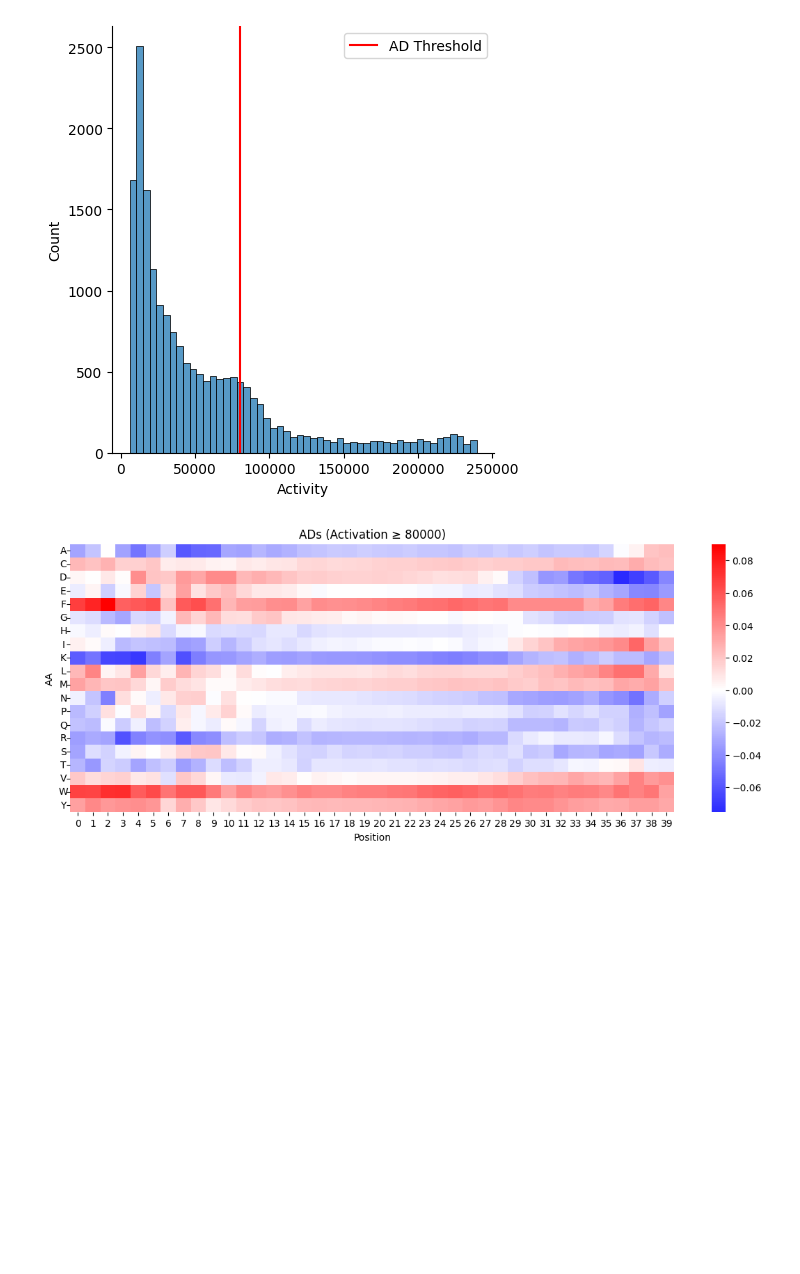
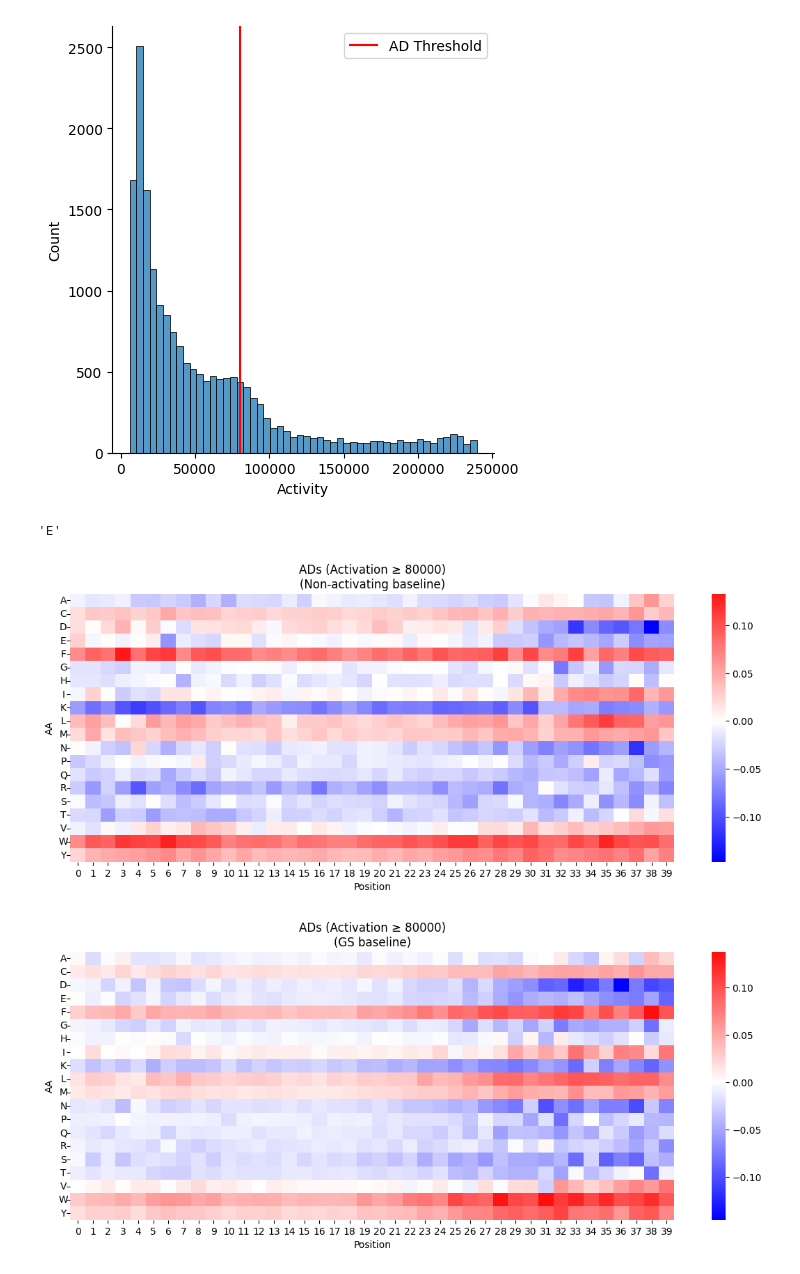
Before and after one commit to staller-lab/ADHunter-DeepLift, a Jupyter notebook: notebooks/250304_ADHunter_explicit1he.ipynb, the cells around one changed output. Drawn from its saved outputs; the diff is of its cells as text; code cells hidden in the pictures; blank space fills up the shorter version.

Commit message:
model as of 250311

```diff
--- a/notebooks/250304_ADHunter_explicit1he.ipynb
+++ b/notebooks/250304_ADHunter_explicit1he.ipynb
@@ -354,12 +443,29 @@ sns.reset_defaults()
 # %%
-def plot_attr(df, alphabet="ACDEFGHIKLMNPQRSTVWY", ax=None, title=None):
+from captum.attr import LayerDeepLift
+sns.reset_defaults()
+
+sample_input = torch.randint(0, 20, (1, 40), dtype=torch.int64)
+baseline_null = torch.zeros(1, 40, dtype=torch.int64) + 21
+baseline_gs = encode("".join(["GS" for _ in range(20)]))
+
+# baseline = weakAD
+# baseline = torch.zeros_like(sample_input, dtype=torch.int64)
+dl = LayerDeepLift(model, layer=model.model.emb, multiply_by_inputs=False,)
+
+def get_attr(dl, X, baseline, alphabet="ACDEFGHIKLMNPQRSTVWY"):
+    attr = dl.attribute(X, baselines=baseline, attribute_to_layer_input=True)
+    attr_df = pd.DataFrame(attr.mean(axis=0)).T
+    attr_df.index = list(alphabet)
+    return attr_df
+
+def plot_attr(df, ax=None, title=None):
     if ax is None:
         fig, ax = plt.subplots(figsize=(14,5))
     sns.heatmap(df, cmap="bwr", center=0, ax=ax)
     ax.set_ylabel("AA")
     ax.set_xlabel("Position")
     ax.set_xticklabels(range(40), ha="center", rotation=0)
-    ax.set_yticklabels(list(alphabet), ha="center", rotation=0)
+    ax.set_yticklabels(ax.get_yticklabels(), ha="center", rotation=0)
     if title is not None:
         ax.set_title(title)
     return ax
@@ -401,10 +585,23 @@ plt.show()
 [figure]
 # %%
 X_ad = torch.tensor(X[np.where(df["Activity"] >= ad_threshold)[0]])
-attr_ad = dl.attribute(X_ad, baselines=baseline, attribute_to_layer_input=True)
-attr_ad_df = pd.DataFrame(attr_ad.mean(axis=0)).T
+
+att_ad_df_weakad = get_attr(dl, X_ad, baseline=weakAD)
+att_ad_df_gs = get_attr(dl, X_ad, baseline=baseline_gs)
+# dl_mbi = LayerDeepLift(model, layer=model.model.emb, multiply_by_inputs=True,)
+# attr_ = dl_mbi.attribute(X_ad, baselines=weakAD, attribute_to_layer_input=True)
+# attr_ad_df = pd.DataFrame(attr_.detach().numpy().mean(axis=0)).T
+# attr_ad_df.index = list(alphabet)
+# # attr_ad_df = get_attr(dl, X_ad, baseline)
+# %%
+weak[6]
+# %% [output]
+'E'
 # %%
-plot_attr(attr_ad_df, title=f"ADs (Activation \u2265 {ad_threshold})")
+plot_attr(att_ad_df_weakad, title=f"ADs (Activation \u2265 {ad_threshold})\n(Non-activating baseline)")
 plt.show()
+plot_attr(att_ad_df_gs, title=f"ADs (Activation \u2265 {ad_threshold})\n(GS baseline)")
+plt.show()
 # %% [output]
-[figure, old version]
+[figure, new version]
+[figure, added]
```
Also changed, not shown: parts of 23 cells of this notebook.
